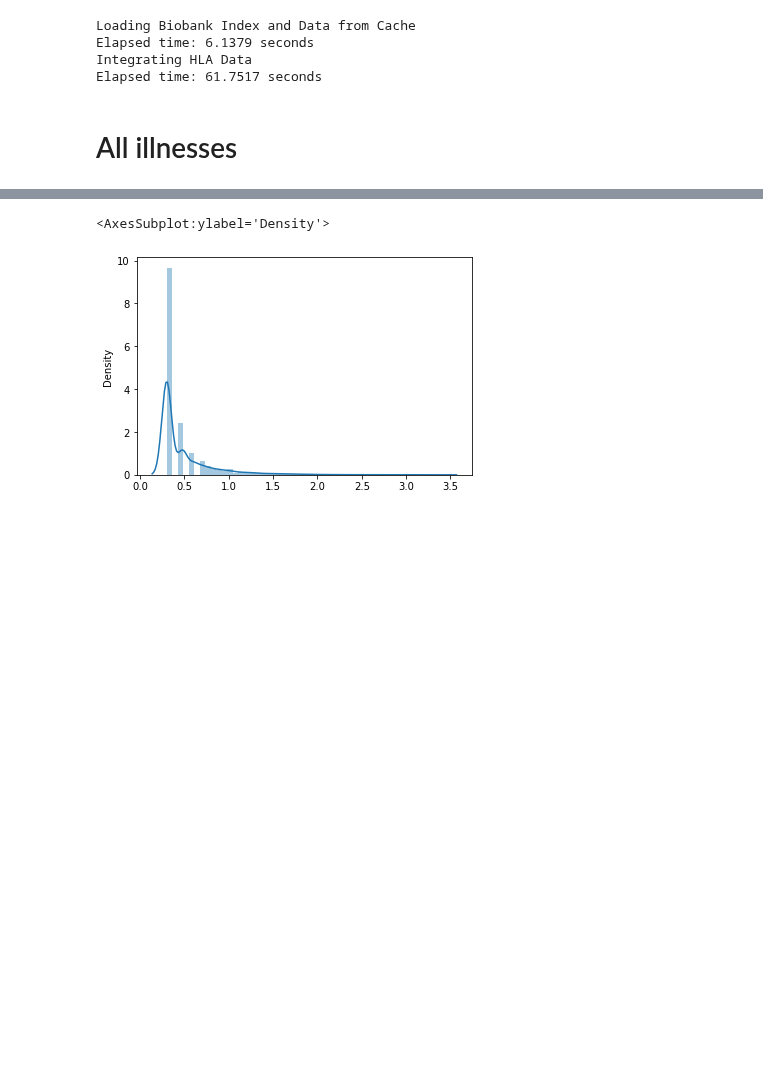
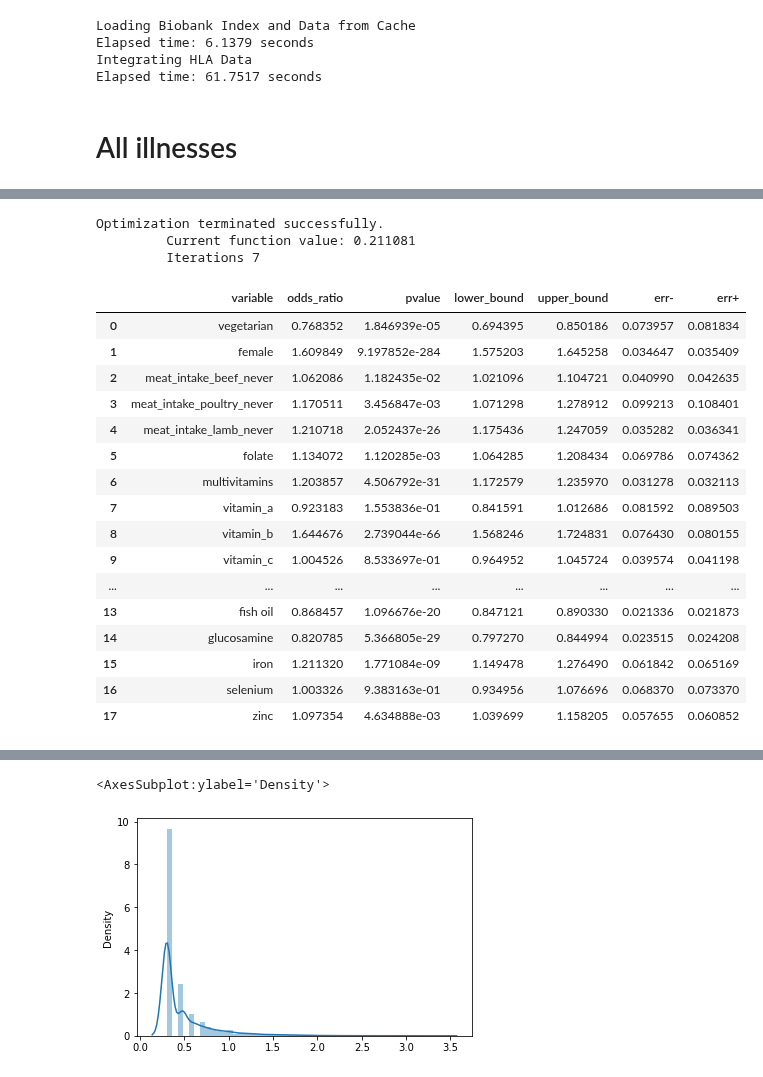
Before and after one commit to cole-khamnei/HLA_genotyping_associations, a Jupyter notebook: notebooks/comorbid_graph.ipynb, the cells around one changed output, grey strips where cells are left out. Drawn from its saved outputs; the diff is of its cells as text; code cells hidden in the pictures; blank space fills up the shorter version.

```diff
--- a/notebooks/comorbid_graph.ipynb
+++ b/notebooks/comorbid_graph.ipynb
@@ -237,0 +186,9 @@ array(['Less than once a week', 'Once a week', 'Never',
+# %%
+main_feature = "depression"
+associated_features = ["vegetarian", "female", "meat_intake_beef_never", "meat_intake_poultry_never",
+                       "meat_intake_lamb_never"] + ALL_SUPPLEMENTS
+
+text = ""
+for feature in associated_features:
+    text += variable_OR_test(main_feature, feature, data=illness_values_data)
+print(text)
@@ -237,0 +217,48 @@ array(['Less than once a week', 'Once a week', 'Never',
+# %%
+def multivariate_odds_ratios(X, y):
+    """"""
+    if "_constants" not in X:
+        X["_constant"] = 1
+    logit = sm.Logit(y, X, check_rank=True)
+    results = logit.fit()
+
+    CI = 95
+    z_score = stats.norm.ppf(CI / 100)
+
+    results_df = {}
+    results_df["variable"] = X.columns
+    results_df["odds_ratio"] = np.exp(results._results.params)
+    results_df["pvalue"] = results._results.pvalues
+    results_df["lower_bound"] = np.exp(results._results.params - results._results.bse * z_score)
+    results_df["upper_bound"] = np.exp(results._results.params + results._results.bse * z_score)
+
+    results_df = pd.DataFrame(results_df)
+    results_df["err-"] = - results_df["lower_bound"] + results_df["odds_ratio"]
+    results_df["err+"] = results_df["upper_bound"] - results_df["odds_ratio"]
+    results_df = results_df.query("variable != '_constant'")
+    return results_df
+# %%
+X = illness_values_data[associated_features] * 1
+y = illness_values_data[main_feature] * 1
+multivariate_odds_ratios(X, y)
+# %% [output]
+Optimization terminated successfully.
+         Current function value: 0.211081
+         Iterations 7
+|  | variable | odds_ratio | pvalue | lower_bound | upper_bound | err- | err+ |
+| 0 | vegetarian | 0.768352 | 1.846939e-05 | 0.694395 | 0.850186 | 0.073957 | 0.081834 |
+| 1 | female | 1.609849 | 9.197852e-284 | 1.575203 | 1.645258 | 0.034647 | 0.035409 |
+| 2 | meat_intake_beef_never | 1.062086 | 1.182435e-02 | 1.021096 | 1.104721 | 0.040990 | 0.042635 |
+| 3 | meat_intake_poultry_never | 1.170511 | 3.456847e-03 | 1.071298 | 1.278912 | 0.099213 | 0.108401 |
+| 4 | meat_intake_lamb_never | 1.210718 | 2.052437e-26 | 1.175436 | 1.247059 | 0.035282 | 0.036341 |
+| 5 | folate | 1.134072 | 1.120285e-03 | 1.064285 | 1.208434 | 0.069786 | 0.074362 |
+| 6 | multivitamins | 1.203857 | 4.506792e-31 | 1.172579 | 1.235970 | 0.031278 | 0.032113 |
+| 7 | vitamin_a | 0.923183 | 1.553836e-01 | 0.841591 | 1.012686 | 0.081592 | 0.089503 |
+| 8 | vitamin_b | 1.644676 | 2.739044e-66 | 1.568246 | 1.724831 | 0.076430 | 0.080155 |
+| 9 | vitamin_c | 1.004526 | 8.533697e-01 | 0.964952 | 1.045724 | 0.039574 | 0.041198 |
+| ... | ... | ... | ... | ... | ... | ... | ... |
+| 13 | fish oil | 0.868457 | 1.096676e-20 | 0.847121 | 0.890330 | 0.021336 | 0.021873 |
+| 14 | glucosamine | 0.820785 | 5.366805e-29 | 0.797270 | 0.844994 | 0.023515 | 0.024208 |
+| 15 | iron | 1.211320 | 1.771084e-09 | 1.149478 | 1.276490 | 0.061842 | 0.065169 |
+| 16 | selenium | 1.003326 | 9.383163e-01 | 0.934956 | 1.076696 | 0.068370 | 0.073370 |
+| 17 | zinc | 1.097354 | 4.634888e-03 | 1.039699 | 1.158205 | 0.057655 | 0.060852 |
```
Also changed, not shown: parts of 32 cells of this notebook.
